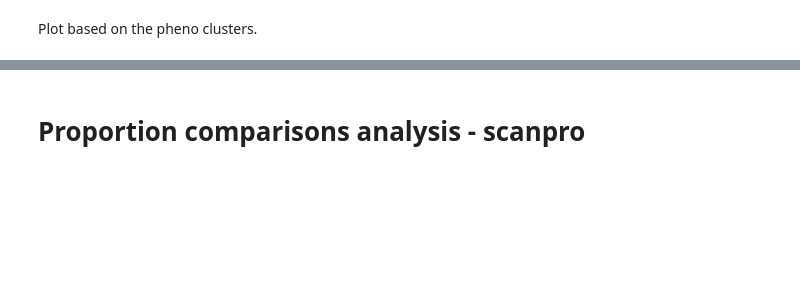
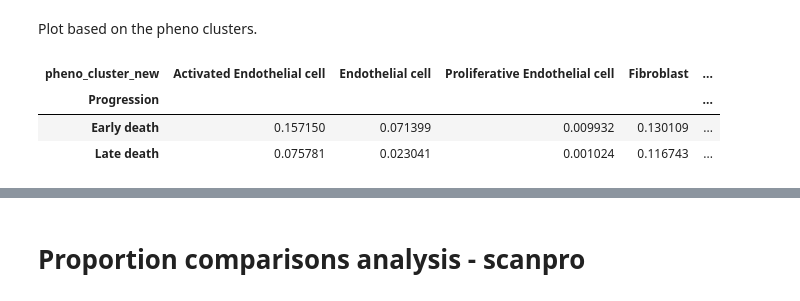
Before and after one commit to joaolsf/Spatial_Single_Cell_Lung_Atlas_Malawi_COVID, a Jupyter notebook: Analysis/Single-cell analysis/DC_analysis_SCANPY.ipynb, the cells around one changed output, grey strips where cells are left out. Saved outputs shown, nothing was run; the diff lists cells and outputs as text; code cells hidden in the pictures; blank space fills up the shorter version.

```diff
--- a/Analysis/Single-cell analysis/DC_analysis_SCANPY.ipynb
+++ b/Analysis/Single-cell analysis/DC_analysis_SCANPY.ipynb
@@ -1474,6 +1539,13 @@ tmp2 = tmp.reindex(['SARSCoV2+ Epithelial cell', 'SARSCoV2+ AT2 cell',
 tmp3 = tmp2.reindex(index=tmp2.index[::-1])
 # %%
 tmp4 = pd.DataFrame.transpose(tmp3)
+# %%
+tmp4
+# %% [output]
+| pheno_cluster_new | Activated Endothelial cell | Endothelial cell | Proliferative Endothelial cell | Fibroblast | ... |
+| Progression |  |  |  |  | ... |
+| Early death | 0.157150 | 0.071399 | 0.009932 | 0.130109 | ... |
+| Late death | 0.075781 | 0.023041 | 0.001024 | 0.116743 | ... |
 # %%
 tmp5 = tmp4.reindex(['Non_Pneumonia', 'COVID-19', 'Pneumonia'])
 # %%
```
Also changed, not shown: parts of 17 cells of this notebook, 3 other files.
